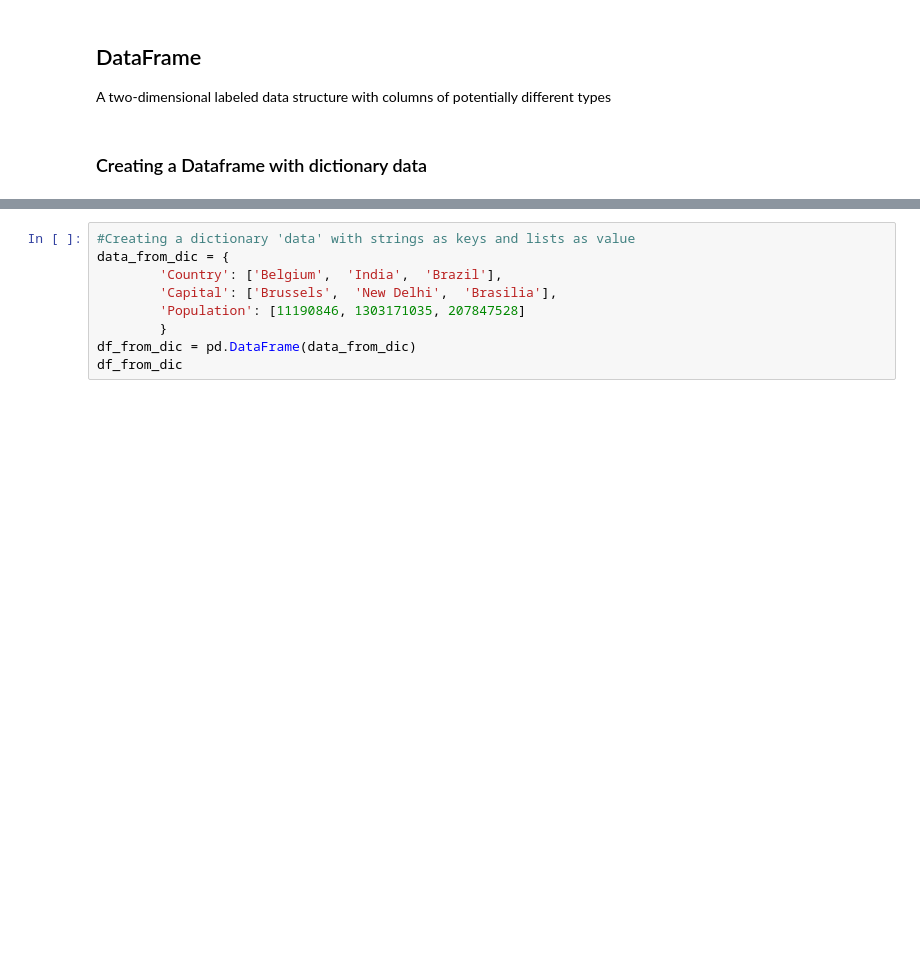
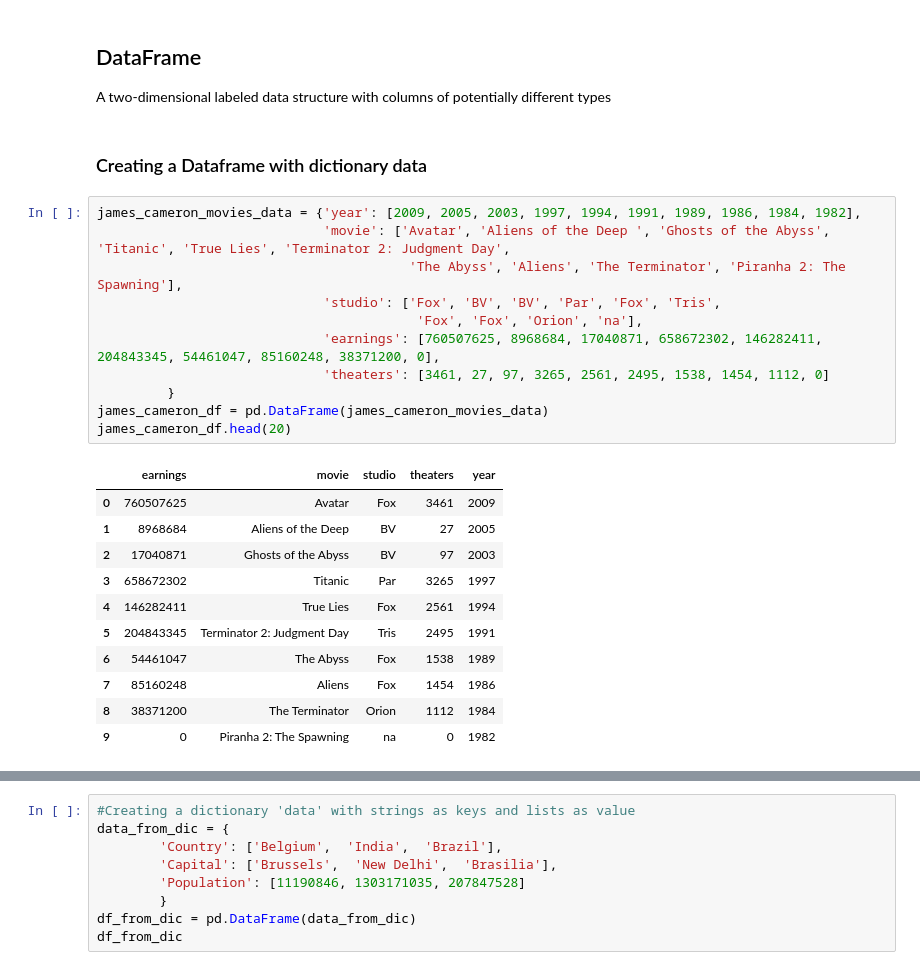
Before and after one commit to amdgd/team-old, a Jupyter notebook: src/Data Wrangling/Pandas_Basics.ipynb, the cells around one changed output, grey strips where cells are left out. Cells and saved outputs as stored; diff of their text form; blank space fills up the shorter version.

```diff
--- a/src/Data Wrangling/Pandas_Basics.ipynb
+++ b/src/Data Wrangling/Pandas_Basics.ipynb
@@ -20,3 +20,26 @@ dtype: object
 A two-dimensional labeled data structure with columns of potentially different types
 # %% [markdown]
 ### Creating a Dataframe with dictionary data
+# %%
+james_cameron_movies_data = {'year': [2009, 2005, 2003, 1997, 1994, 1991, 1989, 1986, 1984, 1982],
+                             'movie': ['Avatar', 'Aliens of the Deep ', 'Ghosts of the Abyss', 'Titanic', 'True Lies', 'Terminator 2: Judgment Day',
+                                        'The Abyss', 'Aliens', 'The Terminator', 'Piranha 2: The Spawning'],
+                             'studio': ['Fox', 'BV', 'BV', 'Par', 'Fox', 'Tris',
+                                         'Fox', 'Fox', 'Orion', 'na'],
+                             'earnings': [760507625, 8968684, 17040871, 658672302, 146282411, 204843345, 54461047, 85160248, 38371200, 0],
+                             'theaters': [3461, 27, 97, 3265, 2561, 2495, 1538, 1454, 1112, 0]
+         }
+james_cameron_df = pd.DataFrame(james_cameron_movies_data)
+james_cameron_df.head(20)
+# %% [output]
+|  | earnings | movie | studio | theaters | year |
+| 0 | 760507625 | Avatar | Fox | 3461 | 2009 |
+| 1 | 8968684 | Aliens of the Deep | BV | 27 | 2005 |
+| 2 | 17040871 | Ghosts of the Abyss | BV | 97 | 2003 |
+| 3 | 658672302 | Titanic | Par | 3265 | 1997 |
+| 4 | 146282411 | True Lies | Fox | 2561 | 1994 |
+| 5 | 204843345 | Terminator 2: Judgment Day | Tris | 2495 | 1991 |
+| 6 | 54461047 | The Abyss | Fox | 1538 | 1989 |
+| 7 | 85160248 | Aliens | Fox | 1454 | 1986 |
+| 8 | 38371200 | The Terminator | Orion | 1112 | 1984 |
+| 9 | 0 | Piranha 2: The Spawning | na | 0 | 1982 |
```
Also changed, not shown: parts of 5 cells of this notebook, 3 other files.
